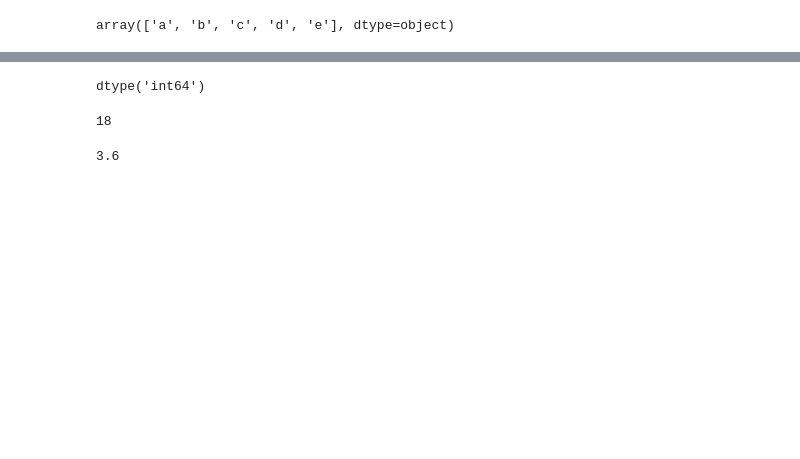
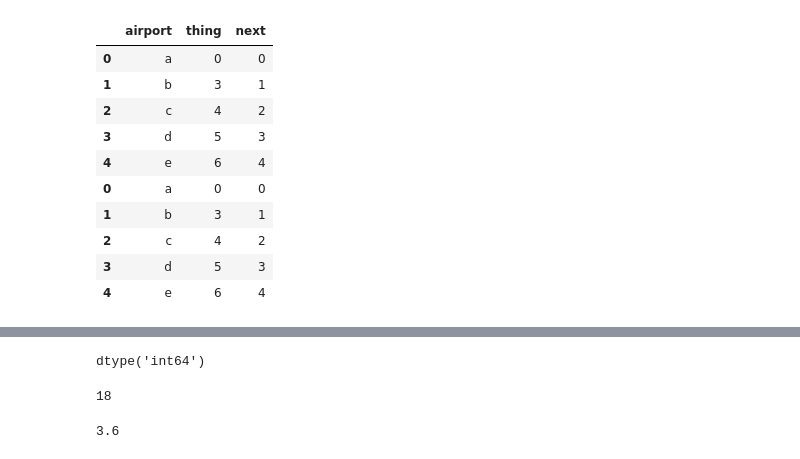
Before and after one commit to ubco-mds-2020-labs/data-533-lab-4-mqharris, a Jupyter notebook: quickscreen/analysis/test_work.ipynb, the cells around one changed output, grey strips where cells are left out. Cells and saved outputs as stored; diff of their text form; code cells hidden in the pictures; blank space fills up the shorter version.

```diff
--- a/quickscreen/analysis/test_work.ipynb
+++ b/quickscreen/analysis/test_work.ipynb
@@ -1,10 +5,20 @@
 # %%
 import pandas as pd
 
 df_test = pd.DataFrame({'airport':['a','b','c','d','e'],'thing': [0, 3, 4, 5, 6], 'next':range(5)})
 df_test2 = pd.DataFrame({'thing2': [0, 3, 4, 5, 6], 'next2':range(5)})
 
 
-df_test.airport.to_numpy()
+df_test.append(df_test)
 # %% [output]
-array(['a', 'b', 'c', 'd', 'e'], dtype=object)
+|  | airport | thing | next |
+| 0 | a | 0 | 0 |
+| 1 | b | 3 | 1 |
+| 2 | c | 4 | 2 |
+| 3 | d | 5 | 3 |
+| 4 | e | 6 | 4 |
+| 0 | a | 0 | 0 |
+| 1 | b | 3 | 1 |
+| 2 | c | 4 | 2 |
+| 3 | d | 5 | 3 |
+| 4 | e | 6 | 4 |
```
Also changed, not shown: parts of 7 cells of this notebook, 2 other files.
